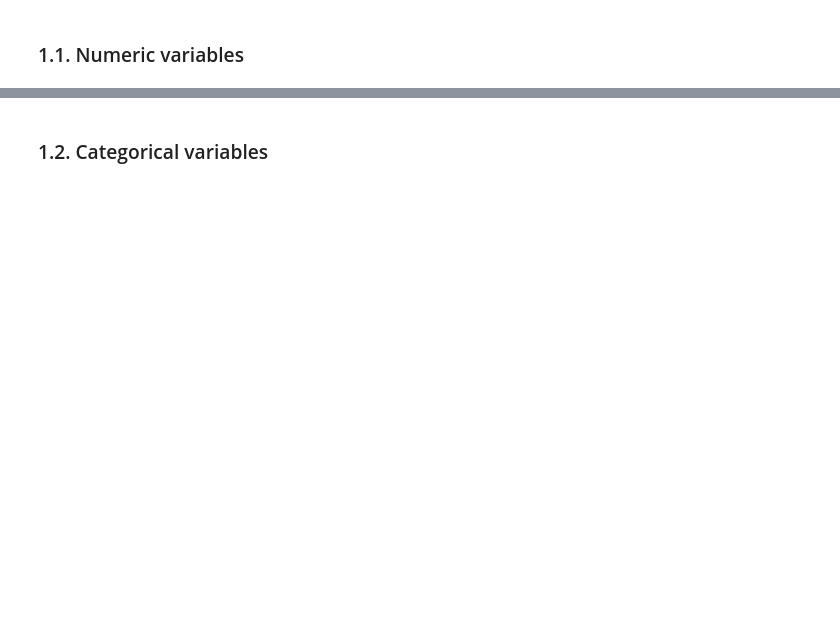
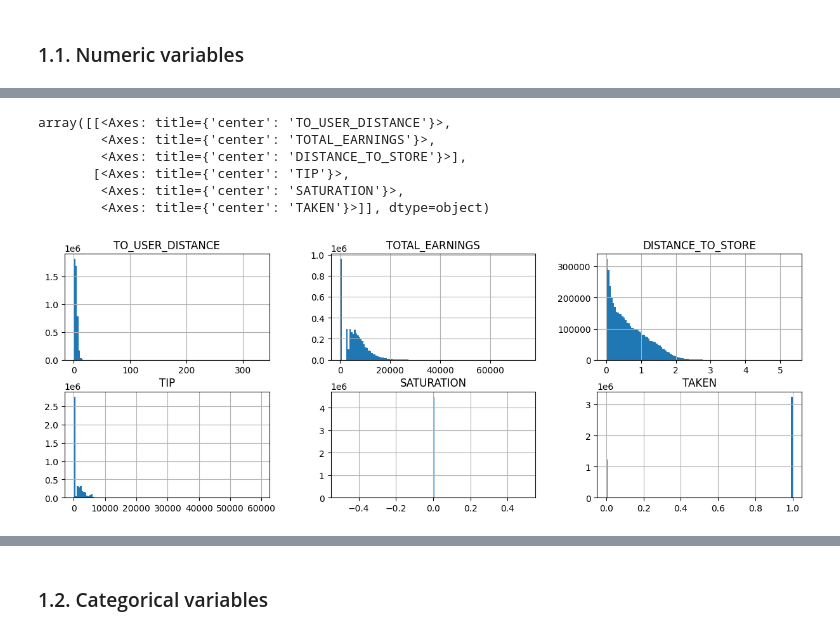
Before and after one commit to camiloa2m/rappi_challenge, a Jupyter notebook: notebook.ipynb, the cells around one changed output, grey strips where cells are left out. Cells and saved outputs as stored; diff of their text form; code cells hidden in the pictures; blank space fills up the shorter version.

```diff
--- a/notebook.ipynb
+++ b/notebook.ipynb
@@ -22,4 +77,19 @@ df.describe()
 # %%
-columns = ["TO_USER_DISTANCE", "TOTAL_EARNINGS", "DISTANCE_TO_STORE", "TIP", "SATURATION", "TAKEN"]
-df.hist(column=columns, bins=120, layout=(2,3), figsize=(15,5))
+columns = [
+    "TO_USER_DISTANCE",
+    "TOTAL_EARNINGS",
+    "DISTANCE_TO_STORE",
+    "TIP",
+    "SATURATION",
+    "TAKEN",
+]
+df.hist(column=columns, bins=120, layout=(2, 3), figsize=(15, 5))
+# %% [output]
+array([[<Axes: title={'center': 'TO_USER_DISTANCE'}>,
+        <Axes: title={'center': 'TOTAL_EARNINGS'}>,
+        <Axes: title={'center': 'DISTANCE_TO_STORE'}>],
+       [<Axes: title={'center': 'TIP'}>,
+        <Axes: title={'center': 'SATURATION'}>,
+        <Axes: title={'center': 'TAKEN'}>]], dtype=object)
+[figure, added]
 # %%
```
Also changed, not shown: parts of 17 cells of this notebook, 4 other files.
